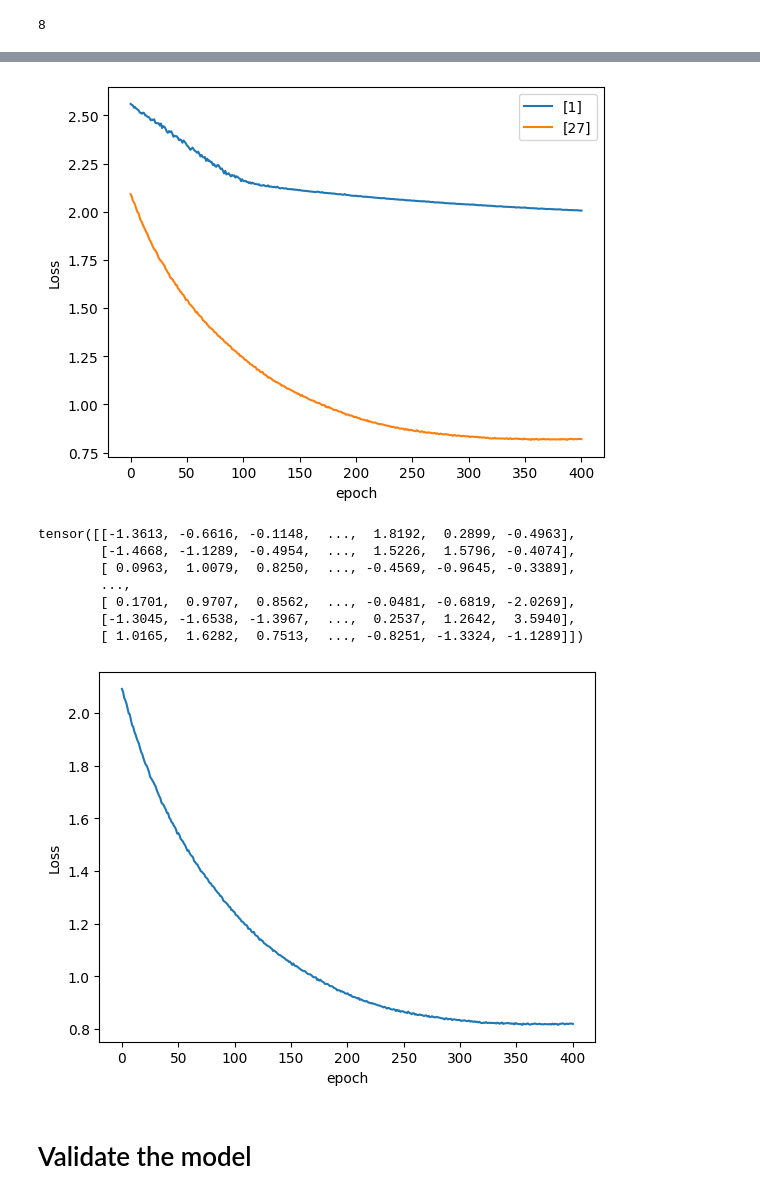
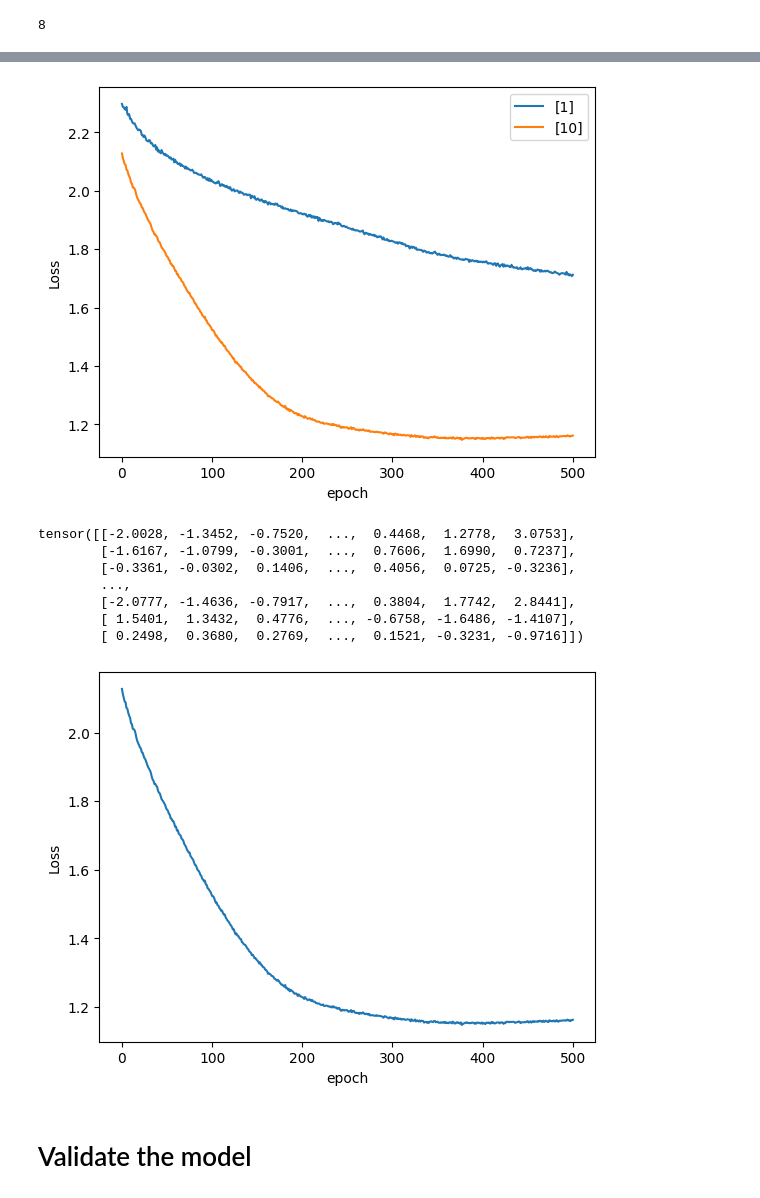
Before and after one commit to andrewbremner3/PlayGroundSeries, a Jupyter notebook: weightrisk-s4e2-pytorch.ipynb, the cells around one changed output, grey strips where cells are left out. Drawn from its saved outputs; the diff is of its cells as text; code cells hidden in the pictures.

```diff
--- a/weightrisk-s4e2-pytorch.ipynb
+++ b/weightrisk-s4e2-pytorch.ipynb
@@ -587,8 +587,8 @@ class TabluarModel(nn.Module):
             layerlist.append(nn.Linear(n_in,i))
 #             layerlist.append(nn.LogSoftmax(dim=1))
 #             layerlist.append(nn.BatchNorm1d(i))
-#             layerlist.append(nn.GELU())
-            layerlist.append(nn.ReLU(inplace=True))
+            layerlist.append(nn.GELU())
+#             layerlist.append(nn.ReLU(inplace=True))
             layerlist.append(nn.BatchNorm1d(i))
 #             layerlist.append(nn.ReLU(inplace=True))
 #             layerlist.append(nn.GELU())
@@ -747,7 +747,7 @@ conts.shape[1]
 # %% [output]
 8
 # %%
-epochs = 401
+epochs = 501
 losses = []
 acc_lst = []
 metric = MulticlassAccuracy(num_classes = 7)
@@ -759,7 +759,8 @@ metric = MulticlassAccuracy(num_classes = 7)
 #([1],[128,64],[1024,512],[1024,128],[1024,512,128]):
 #([101,51,25,12],[101,51,25],[51,101,31],[128,64],[512,128,64,32],[128,32],[101,51], [35,25,19],[101],[101,51],[51],[21],[51,101,31]):
 # ([128,512,64],[256,512,64],[128,264,64],[128,264,64,32]):
-for i in ([1],[27]):
+# ([1],[10]):
+for i in ([1],[10]):#([128,512,64],[256,512,64],[128,264,64],[128,264,64,32]):
     losses = []
     acc_lst = []
     model = TabluarModel(emb_szs = emb_szs,
@@ -806,21 +809,21 @@ Training took 0.2091319998105367 minutes
 -------------
-[figure, old version]
+[figure, new version]
 # %%
 y_val
 # %% [output]
-tensor([[-1.3613, -0.6616, -0.1148,  ...,  1.8192,  0.2899, -0.4963],
-        [-1.4668, -1.1289, -0.4954,  ...,  1.5226,  1.5796, -0.4074],
-        [ 0.0963,  1.0079,  0.8250,  ..., -0.4569, -0.9645, -0.3389],
+tensor([[-2.0028, -1.3452, -0.7520,  ...,  0.4468,  1.2778,  3.0753],
+        [-1.6167, -1.0799, -0.3001,  ...,  0.7606,  1.6990,  0.7237],
+        [-0.3361, -0.0302,  0.1406,  ...,  0.4056,  0.0725, -0.3236],
         ...,
-        [ 0.1701,  0.9707,  0.8562,  ..., -0.0481, -0.6819, -2.0269],
-        [-1.3045, -1.6538, -1.3967,  ...,  0.2537,  1.2642,  3.5940],
-        [ 1.0165,  1.6282,  0.7513,  ..., -0.8251, -1.3324, -1.1289]])
+        [-2.0777, -1.4636, -0.7917,  ...,  0.3804,  1.7742,  2.8441],
+        [ 1.5401,  1.3432,  0.4776,  ..., -0.6758, -1.6486, -1.4107],
+        [ 0.2498,  0.3680,  0.2769,  ...,  0.1521, -0.3231, -0.9716]])
 # %%
 plt.plot(range(epochs), [x.item() for x in losses])
 plt.ylabel('Loss')
 plt.xlabel('epoch');
 # %% [output]
-[figure, old version]
+[figure, new version]
 # %% [markdown]
 # Validate the model
 # %%
```
Also changed, not shown: parts of 24 cells of this notebook.
